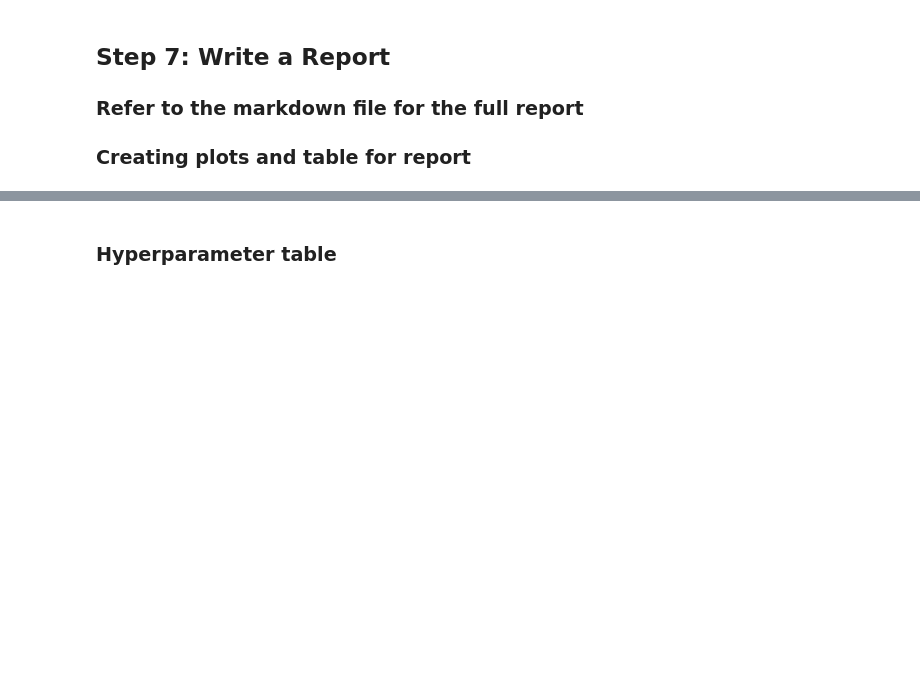
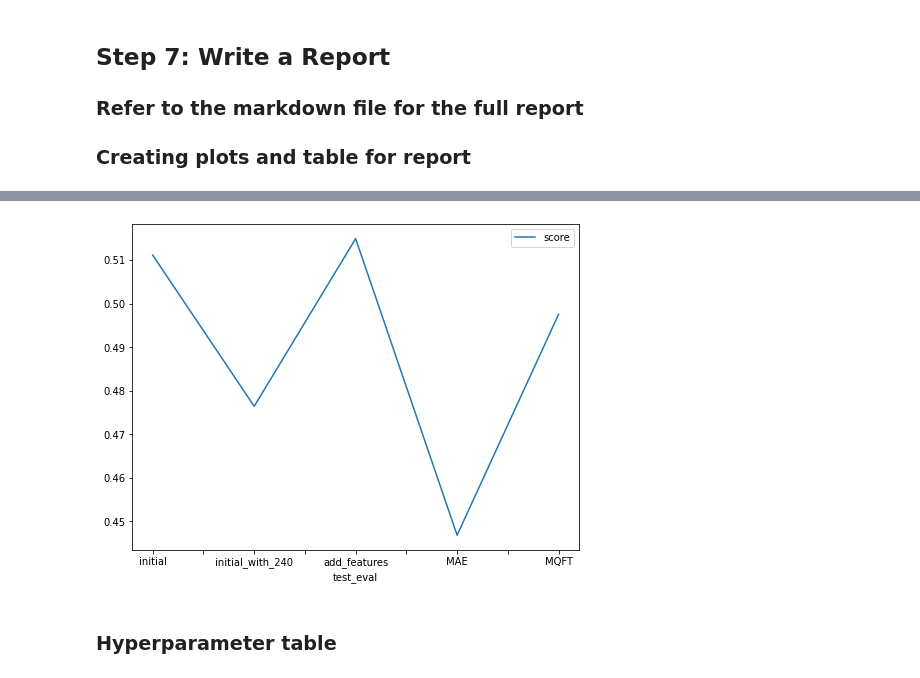
Before and after one commit to williamhyun/nd189-1-Introduction-to-Machine-Learning-project-starter, a Jupyter notebook: project/project-template.ipynb, the cells around one changed output, grey strips where cells are left out. Saved outputs shown, nothing was run; the diff lists cells and outputs as text; code cells hidden in the pictures; blank space fills up the shorter version.

```diff
--- a/project/project-template.ipynb
+++ b/project/project-template.ipynb
@@ -660,12 +945,14 @@ fig.savefig('model_train_score.png')
 # %%
 # Take the 3 kaggle scores and creating a line plot to show improvement
 fig = pd.DataFrame(
     {
-        "test_eval": ["initial", "add_features", "hpo"],
-        "score": [?, ?, ?]
+        "test_eval": ["initial", "initial_with_240", "add_features", "MAE", "MQFT"],
+        "score": [0.51112, 0.47642, 0.51492, 0.44682, 0.49753]
     }
 ).plot(x="test_eval", y="score", figsize=(8, 6)).get_figure()
 fig.savefig('model_test_score.png')
+# %% [output]
+[figure, added]
 # %% [markdown]
 ### Hyperparameter table
 # %%
```
Also changed, not shown: parts of 25 cells of this notebook, 2 other files.
